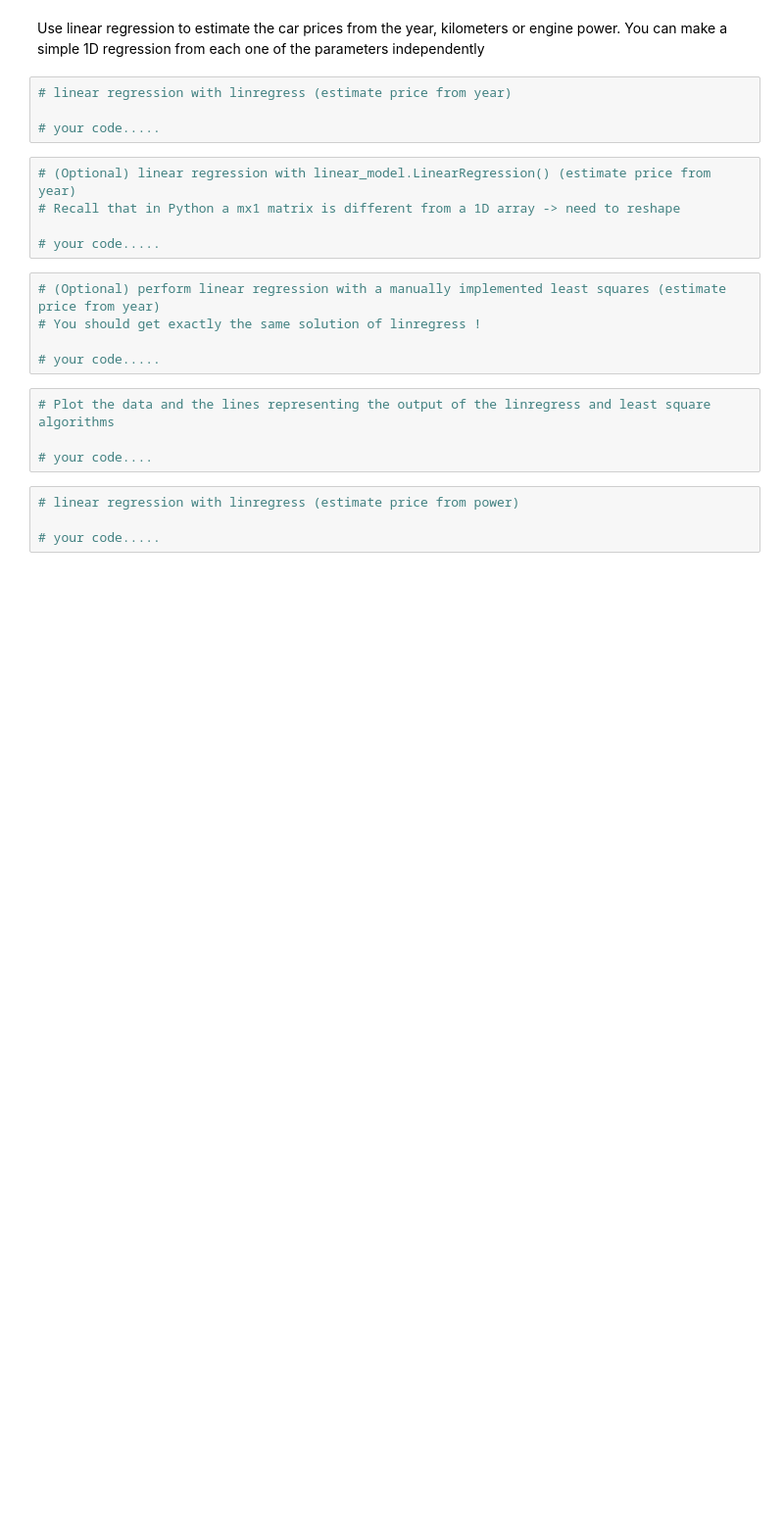
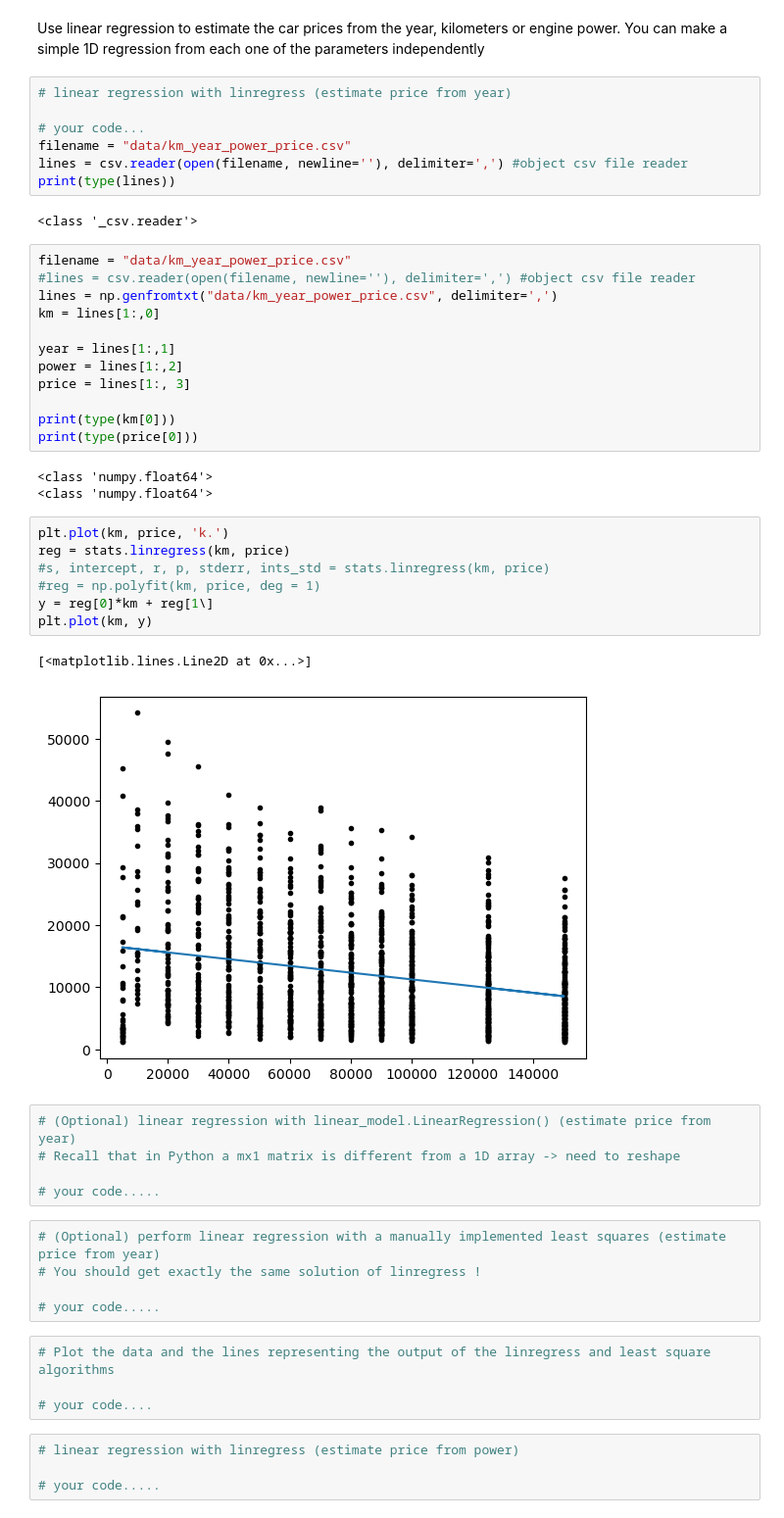
Before and after one commit to vepe99/MachineLearning22_PhysicsofData, a Jupyter notebook: Intro_Lab/Intro_Lab_Assignment.ipynb, the cells around one changed output. Shown at 98% size. Cells and saved outputs as stored; diff of their text form; blank space fills up the shorter version.

```diff
--- a/Intro_Lab/Intro_Lab_Assignment.ipynb
+++ b/Intro_Lab/Intro_Lab_Assignment.ipynb
@@ -37,7 +46,37 @@ You can make a simple 1D regression from each one of the parameters independentl
 # %%
 # linear regression with linregress (estimate price from year)
 
-# your code.....
+# your code...
+filename = "data/km_year_power_price.csv"
+lines = csv.reader(open(filename, newline=''), delimiter=',') #object csv file reader
+print(type(lines))
+# %% [output]
+<class '_csv.reader'>
+# %%
+filename = "data/km_year_power_price.csv"
+#lines = csv.reader(open(filename, newline=''), delimiter=',') #object csv file reader
+lines = np.genfromtxt("data/km_year_power_price.csv", delimiter=',')
+km = lines[1:,0]
+
+year = lines[1:,1]
+power = lines[1:,2]
+price = lines[1:, 3]
+
+print(type(km[0]))
+print(type(price[0]))
+# %% [output]
+<class 'numpy.float64'>
+<class 'numpy.float64'>
+# %%
+plt.plot(km, price, 'k.')
+reg = stats.linregress(km, price)
+#s, intercept, r, p, stderr, ints_std = stats.linregress(km, price)
+#reg = np.polyfit(km, price, deg = 1)
+y = reg[0]*km + reg[1\]
+plt.plot(km, y)
+# %% [output]
+[<matplotlib.lines.Line2D at 0x...>]
+[figure, added]
 # %%
 # (Optional) linear regression with linear_model.LinearRegression() (estimate price from year)
 # Recall that in Python a mx1 matrix is different from a 1D array -> need to reshape
```
Also changed, not shown: parts of 1 cell of this notebook, 3 other files.
